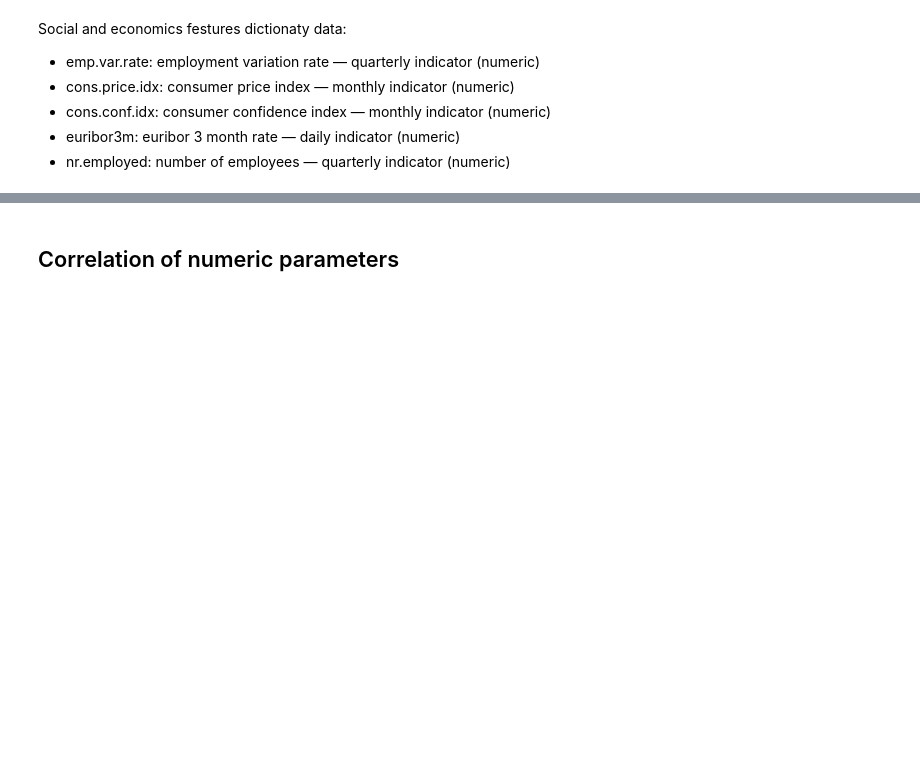
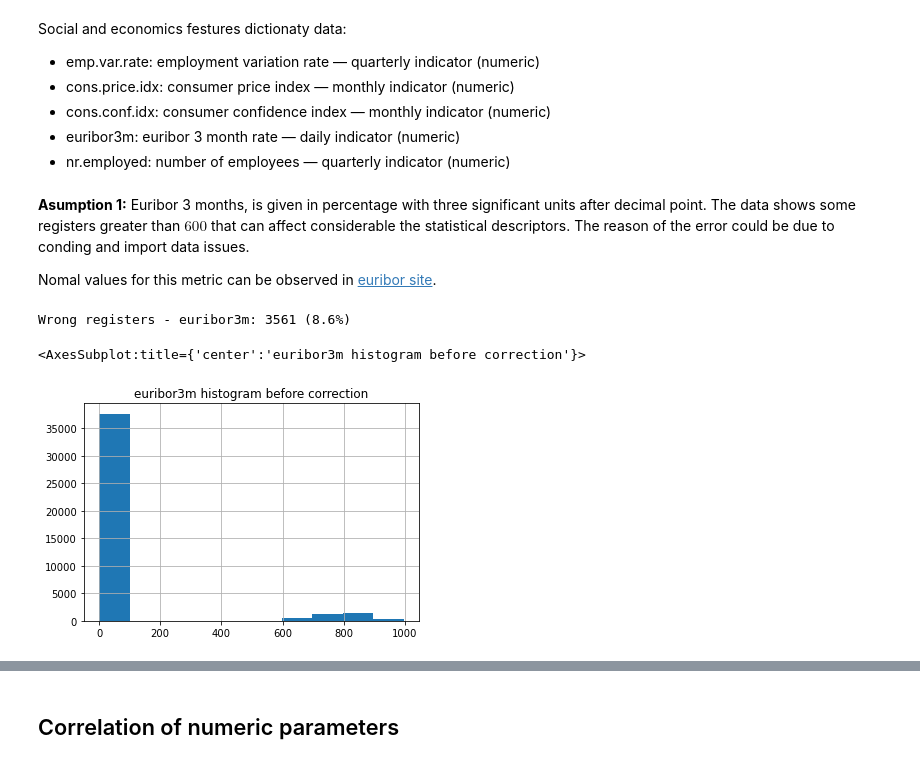
Before and after one commit to cgaravitoc/machine_learning, a Jupyter notebook: bank_transactions/notebooks/1.0_bank_campaign_EDA.ipynb, the cells around one changed output, grey strips where cells are left out. Cells and saved outputs as stored; diff of their text form; code cells hidden in the pictures; blank space fills up the shorter version.

```diff
--- a/bank_transactions/notebooks/1.0_bank_campaign_EDA.ipynb
+++ b/bank_transactions/notebooks/1.0_bank_campaign_EDA.ipynb
@@ -269,3 +260,17 @@ Social and economics festures dictionaty data:
 - cons.conf.idx: consumer confidence index — monthly indicator (numeric)
 - euribor3m: euribor 3 month rate — daily indicator (numeric)
 - nr.employed: number of employees — quarterly indicator (numeric)
+# %% [markdown]
+**Asumption 1:** Euribor 3 months, is given in percentage with three significant units after decimal point. The data shows some registers greater than $600$ that can affect considerable the statistical descriptors. The reason of the error could be due to conding and import data issues.
+
+Nomal values for this metric can be observed in [euribor site](https://www.euribor-rates.eu/en/current-euribor-rates/2/euribor-rate-3-months/).
+# %%
+print ("Wrong registers - euribor3m: %i (%.1f%%)"%(len(df_raw_data[df_raw_data["euribor3m"]>500]), float(len(df_raw_data[df_raw_data["euribor3m"]>500]))/len(df_raw_data)*100.0))
+# %% [output]
+Wrong registers - euribor3m: 3561 (8.6%)
+# %%
+plt.title("euribor3m histogram before correction")
+df_raw_data["euribor3m"].hist()
+# %% [output]
+<AxesSubplot:title={'center':'euribor3m histogram before correction'}>
+[figure, added]
```
Also changed, not shown: parts of 27 cells of this notebook, 9 other files.
